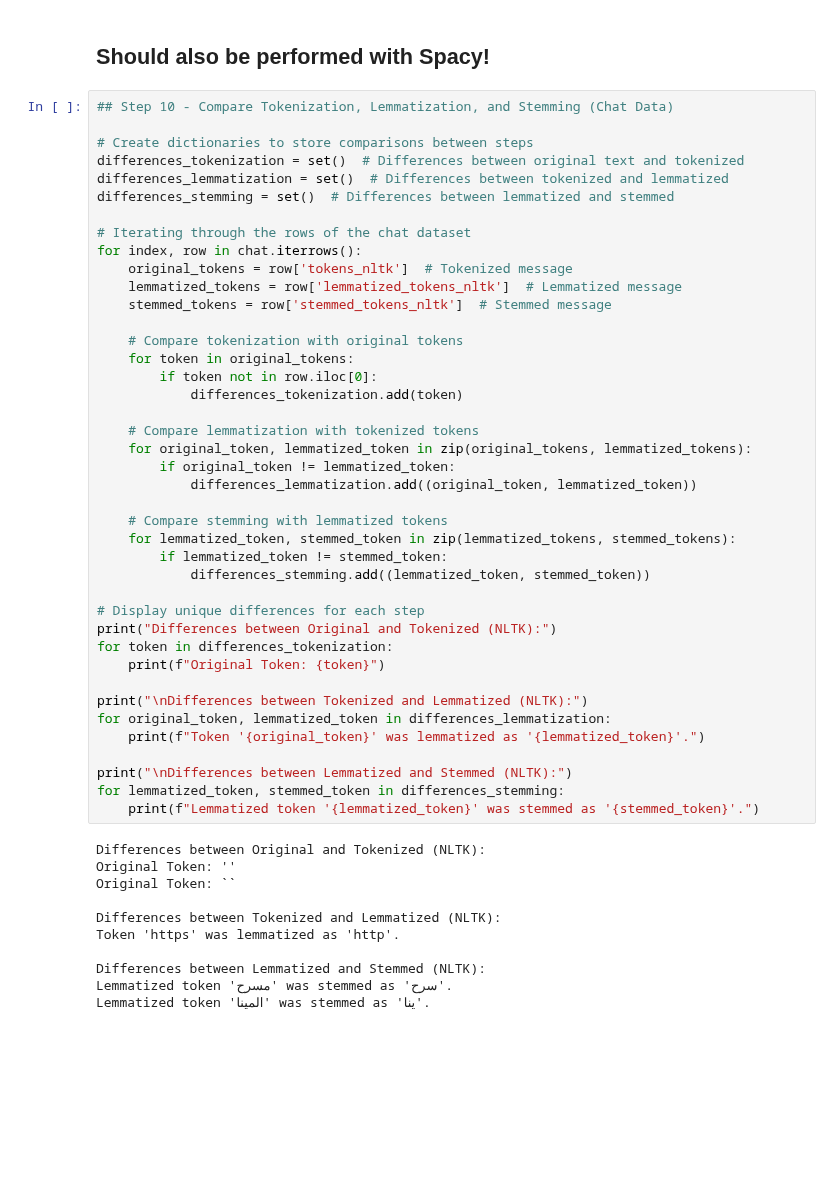
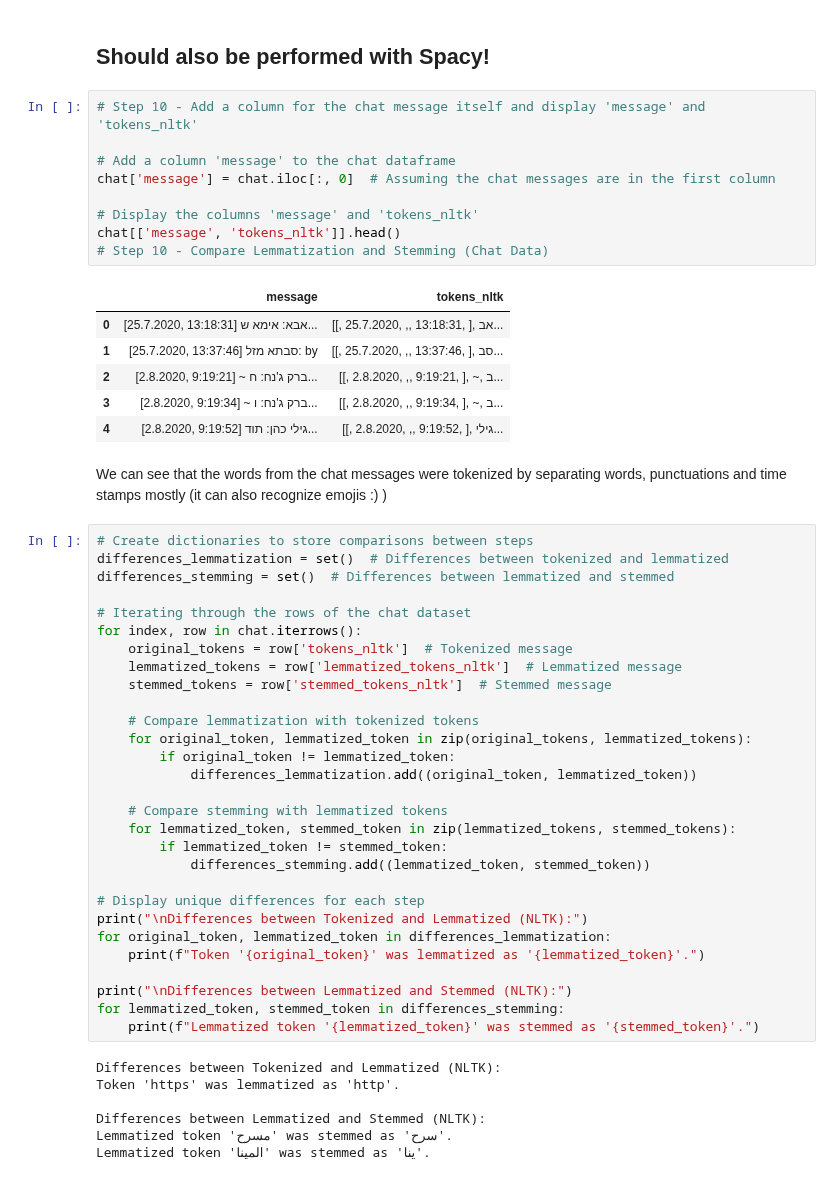
Before and after one commit to vodkolav/DSlab1, a Jupyter notebook: NLP/Assignment1.ipynb, the cells around one changed output. Saved outputs shown, nothing was run; the diff lists cells and outputs as text; blank space fills up the shorter version.

Commit message:
fixed what's necessary and finished repeating exercises 5-11 for the Whatsapp chat data

```diff
--- a/NLP/Assignment1.ipynb
+++ b/NLP/Assignment1.ipynb
@@ -585,11 +585,26 @@ stemmed_token_count_nltk                                           7
 Name: 67, dtype: object
 # %% [markdown]
 ## Should also be performed with Spacy!
+# %%
+# Step 10 - Add a column for the chat message itself and display 'message' and 'tokens_nltk'
+
+# Add a column 'message' to the chat dataframe
+chat['message'] = chat.iloc[:, 0]  # Assuming the chat messages are in the first column
+
+# Display the columns 'message' and 'tokens_nltk'
+chat[['message', 'tokens_nltk']].head()
+# Step 10 - Compare Lemmatization and Stemming (Chat Data)
+# %% [output]
+|  | message | tokens_nltk |
+| 0 | [25.7.2020, 13:18:31] אבא: אימא ש... | [[, 25.7.2020, ,, 13:18:31, ], אב... |
+| 1 | [25.7.2020, 13:37:46] סבתא מזל: by | [[, 25.7.2020, ,, 13:37:46, ], סב... |
+| 2 | [2.8.2020, 9:19:21] ~ ברק ג'נח: ח... | [[, 2.8.2020, ,, 9:19:21, ], ~, ב... |
+| 3 | [2.8.2020, 9:19:34] ~ ברק ג'נח: ו... | [[, 2.8.2020, ,, 9:19:34, ], ~, ב... |
+| 4 | [2.8.2020, 9:19:52] גילי כהן: תוד... | [[, 2.8.2020, ,, 9:19:52, ], גילי... |
+# %% [markdown]
+We can see that the words from the chat messages were tokenized by separating words, punctuations and time stamps mostly (it can also recognize emojis :) )
 # %%
-## Step 10 - Compare Tokenization, Lemmatization, and Stemming (Chat Data)
-
 # Create dictionaries to store comparisons between steps
-differences_tokenization = set()  # Differences between original text and tokenized
 differences_lemmatization = set()  # Differences between tokenized and lemmatized
 differences_stemming = set()  # Differences between lemmatized and stemmed
 
@@ -598,11 +613,6 @@ for index, row in chat.iterrows():
     original_tokens = row['tokens_nltk']  # Tokenized message
     lemmatized_tokens = row['lemmatized_tokens_nltk']  # Lemmatized message
     stemmed_tokens = row['stemmed_tokens_nltk']  # Stemmed message
-
-    # Compare tokenization with original tokens
-    for token in original_tokens:
-        if token not in row.iloc[0]:
-            differences_tokenization.add(token)
 
     # Compare lemmatization with tokenized tokens
     for original_token, lemmatized_token in zip(original_tokens, lemmatized_tokens):
@@ -615,10 +625,6 @@ for index, row in chat.iterrows():
             differences_stemming.add((lemmatized_token, stemmed_token))
 
 # Display unique differences for each step
-print("Differences between Original and Tokenized (NLTK):")
-for token in differences_tokenization:
-    print(f"Original Token: {token}")
-
 print("\nDifferences between Tokenized and Lemmatized (NLTK):")
 for original_token, lemmatized_token in differences_lemmatization:
     print(f"Token '{original_token}' was lemmatized as '{lemmatized_token}'.")
@@ -627,10 +633,6 @@ print("\nDifferences between Lemmatized and Stemmed (NLTK):")
 for lemmatized_token, stemmed_token in differences_stemming:
     print(f"Lemmatized token '{lemmatized_token}' was stemmed as '{stemmed_token}'.")
 # %% [output]
-Differences between Original and Tokenized (NLTK):
-Original Token: ''
-Original Token: ``
-
 Differences between Tokenized and Lemmatized (NLTK):
 Token 'https' was lemmatized as 'http'.
 
```
Also changed, not shown: parts of 1 cell of this notebook.
